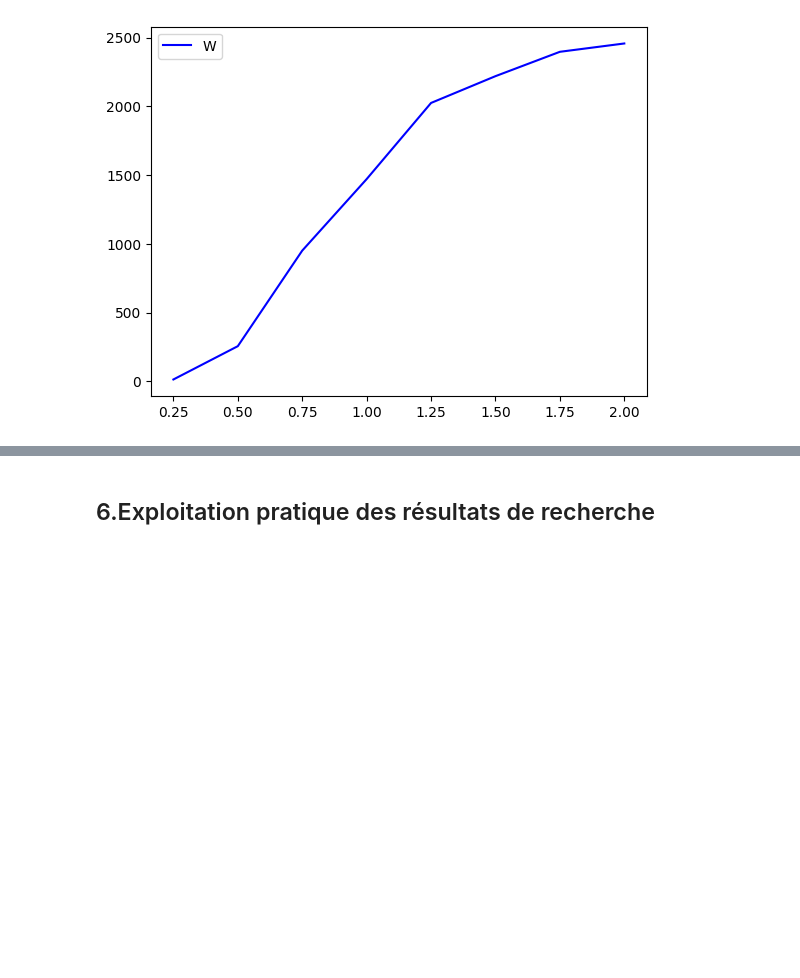
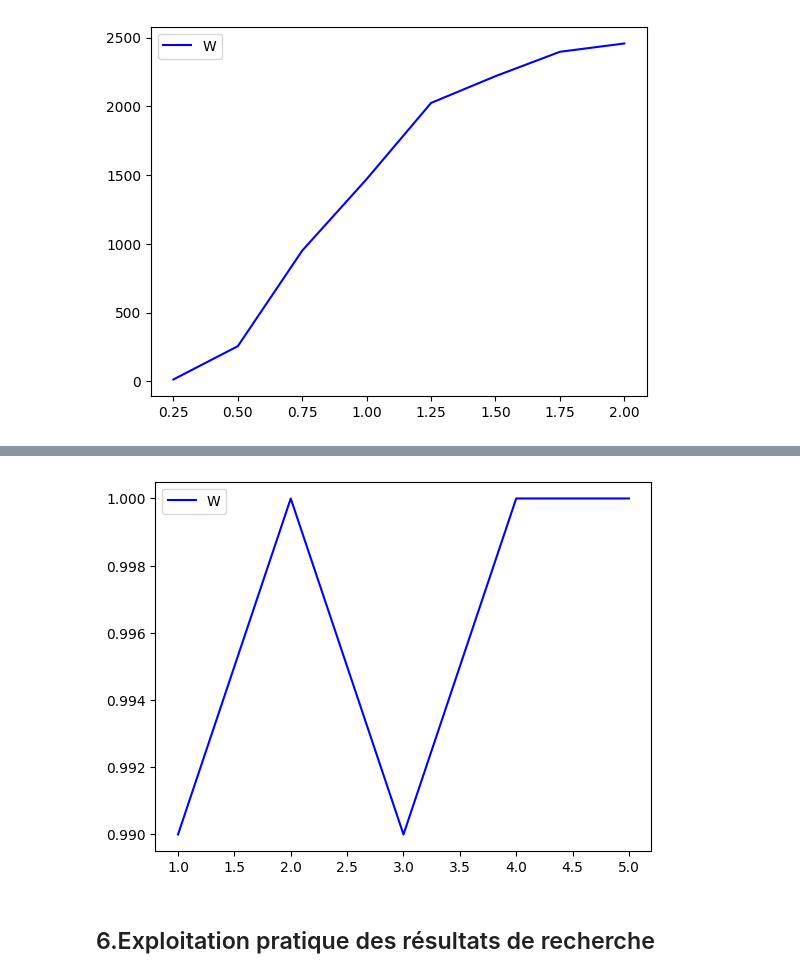
Before and after one commit to Louise-MarieHenaff/PROJET-SIM, a Jupyter notebook: projet_similarite.ipynb, the cells around one changed output, grey strips where cells are left out. Cells and saved outputs as stored; diff of their text form; code cells hidden in the pictures; blank space fills up the shorter version.

```diff
--- a/projet_similarite.ipynb
+++ b/projet_similarite.ipynb
@@ -524,3 +503,10 @@ precision: 0.990000
+# %%
+# courbe de la précision en fonction du nombre de projection
+plt.plot(nb_proj, precisions_bis, label='W', color='blue')
+plt.legend()
+plt.show()
+# %% [output]
+[figure, added]
 # %% [markdown]
 ## 6.Exploitation pratique des résultats de recherche
 # %%
```
Also changed, not shown: parts of 5 cells of this notebook.
